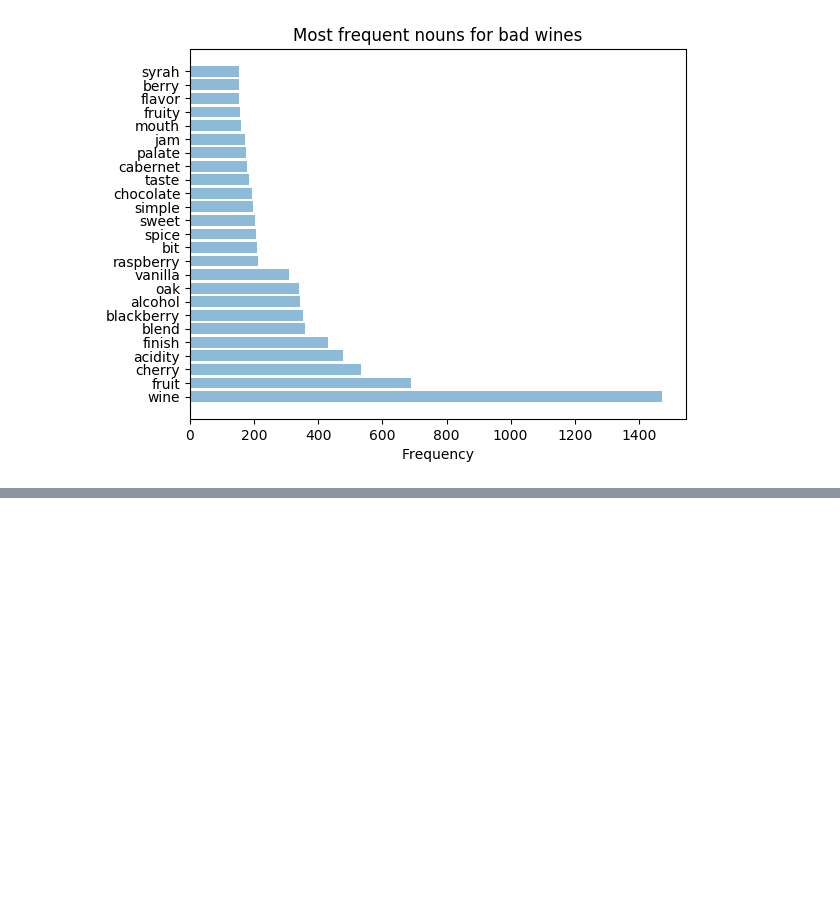
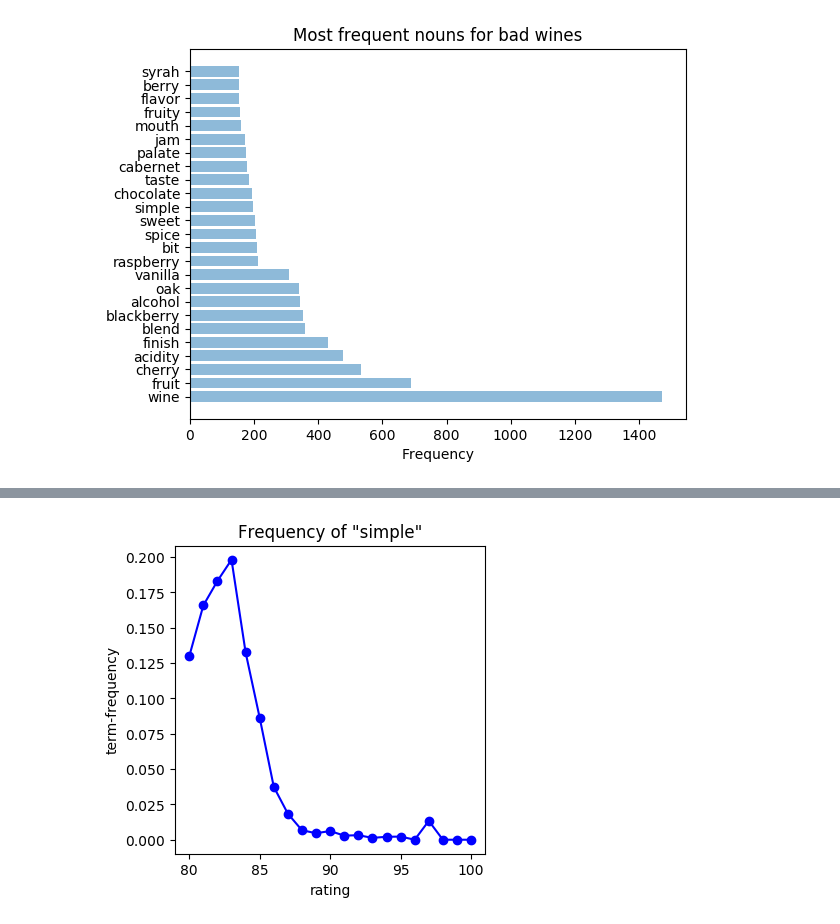
Before and after one commit to pavlafuxova/TFM, a Jupyter notebook: pos_tagger_informative_words.ipynb, the cells around one changed output, grey strips where cells are left out. Cells and saved outputs as stored; diff of their text form; code cells hidden in the pictures; blank space fills up the shorter version.

```diff
--- a/pos_tagger_informative_words.ipynb
+++ b/pos_tagger_informative_words.ipynb
@@ -187,0 +250,24 @@ plt.show()
+# %%
+# calculate the frequency of a term as a function of rating, this allows us to see whether
+# a word provides helpful information about the wine´s quality.
+freq_list = []
+for i in range(len(wine)):
+    item = wine.iloc[i]
+    description = item.description
+    description = TextBlob(item.description.decode('unicode-escape'))
+    num_adj = description.words.count("simple")
+    points = item.points
+    tup = (num_adj,points)
+    freq_list.append(tup)
+
+df = pd.DataFrame.from_records(freq_list,columns=["num_adj","points"])
+df_del = df.groupby("points").num_adj.mean().to_frame().reset_index()
+
+plt.figure(figsize=(4,4))
+plt.plot(df_del.points,df_del.num_adj,"b-o")
+plt.xlabel('rating')
+plt.ylabel('term-frequency')
+plt.title('Frequency of "simple"')
+plt.show()
+# %% [output]
+[figure, added]
```
Also changed, not shown: parts of 7 cells of this notebook.
